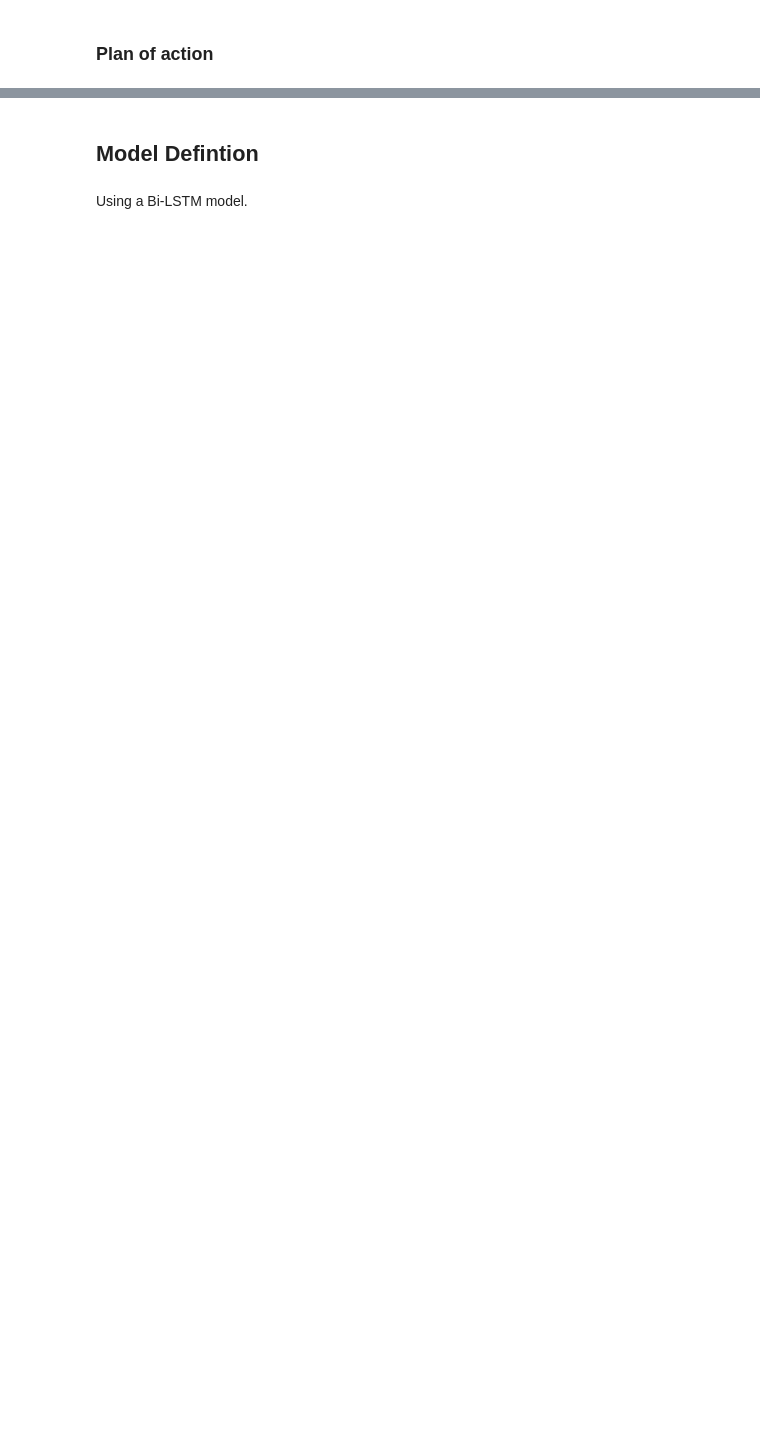
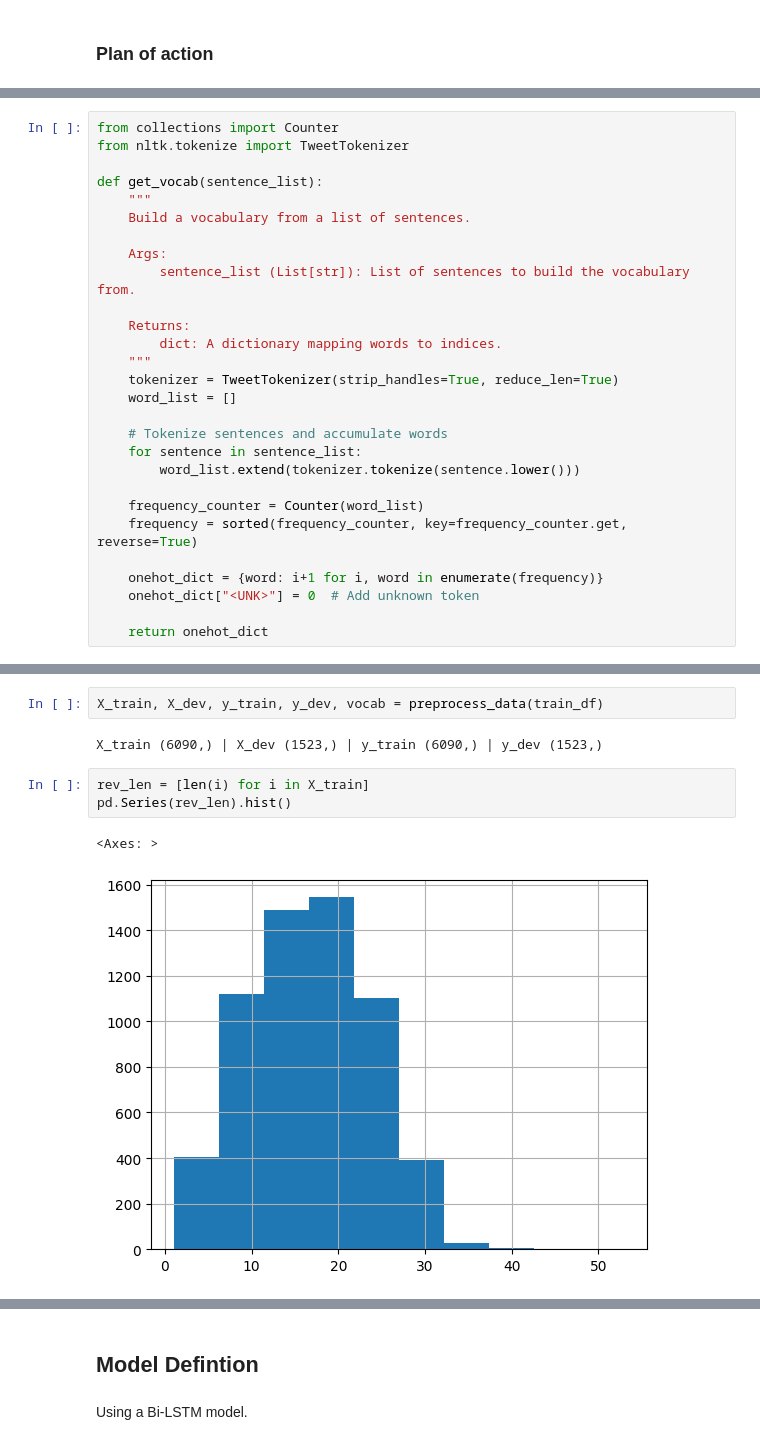
Before and after one commit to GentBinaku/nlp_tweet, a Jupyter notebook: TweetsClassifer.ipynb, the cells around one changed output, grey strips where cells are left out. Cells and saved outputs as stored; diff of their text form; blank space fills up the shorter version.

```diff
--- a/TweetsClassifer.ipynb
+++ b/TweetsClassifer.ipynb
@@ -251,0 +133,28 @@ class TweetClassifierDataset(Dataset):
+# %%
+from collections import Counter
+from nltk.tokenize import TweetTokenizer
+
+def get_vocab(sentence_list):
+    """
+    Build a vocabulary from a list of sentences.
+
+    Args:
+        sentence_list (List[str]): List of sentences to build the vocabulary from.
+
+    Returns:
+        dict: A dictionary mapping words to indices.
+    """
+    tokenizer = TweetTokenizer(strip_handles=True, reduce_len=True)
+    word_list = []
+
+    # Tokenize sentences and accumulate words
+    for sentence in sentence_list:
+        word_list.extend(tokenizer.tokenize(sentence.lower()))
+
+    frequency_counter = Counter(word_list)
+    frequency = sorted(frequency_counter, key=frequency_counter.get, reverse=True)
+
+    onehot_dict = {word: i+1 for i, word in enumerate(frequency)}
+    onehot_dict["<UNK>"] = 0  # Add unknown token
+
+    return onehot_dict
@@ -251,0 +230,10 @@ class TweetClassifierDataset(Dataset):
+# %%
+X_train, X_dev, y_train, y_dev, vocab = preprocess_data(train_df)
+# %% [output]
+X_train (6090,) | X_dev (1523,) | y_train (6090,) | y_dev (1523,)
+# %%
+rev_len = [len(i) for i in X_train]
+pd.Series(rev_len).hist()
+# %% [output]
+<Axes: >
+[figure, added]
```
Also changed, not shown: parts of 29 cells of this notebook.
